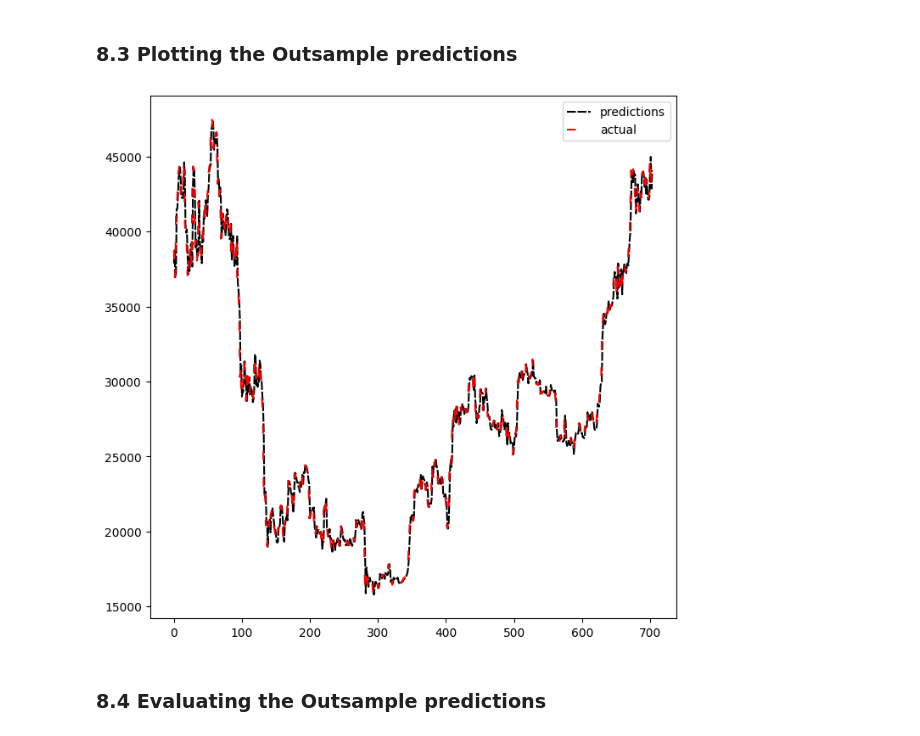
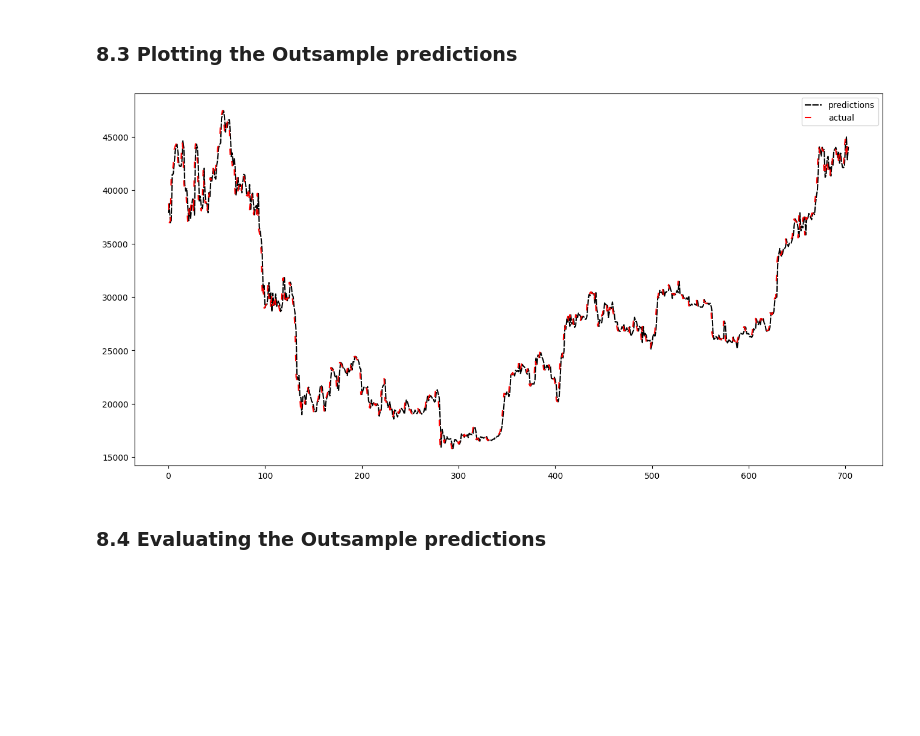
Before and after one commit to AvaterClasher/crypto, a Jupyter notebook: arima.ipynb, the cells around one changed output. Saved outputs shown, nothing was run; the diff lists cells and outputs as text; code cells hidden in the pictures; blank space fills up the shorter version.

```diff
--- a/arima.ipynb
+++ b/arima.ipynb
@@ -714,14 +719,14 @@ print(outsample_df.shape , predictions_df.shape)
 # %% [markdown]
 ### 8.3 Plotting the Outsample predictions
 # %%
-
-plt.figure(figsize = (8,8))
+# Plotting the outsamples predictions
+plt.figure(figsize = (16,8))
 plt.plot(predictions_df['predictions'], label = "predictions",linestyle = (0,(5,1)), color = "black")
 plt.plot(outsample_df['close'], label = "actual",linestyle = (0,(5,10)),color ="red")
 plt.legend()
 plt.show()
 # %% [output]
-[figure, old version]
+[figure, new version]
 # %% [markdown]
 ### 8.4 Evaluating the Outsample predictions
 # %%
```
Also changed, not shown: parts of 26 cells of this notebook.
